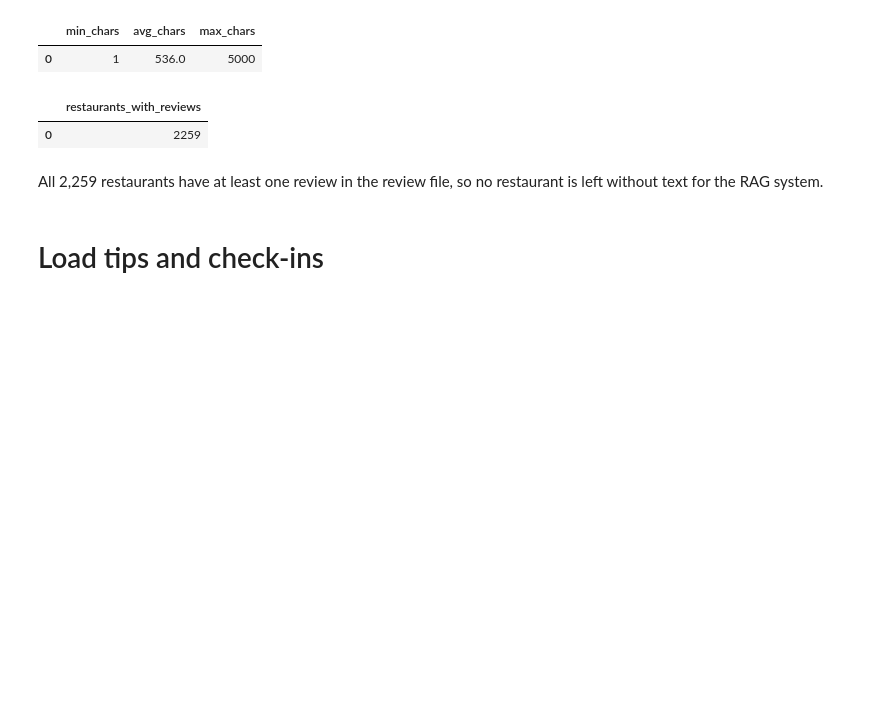
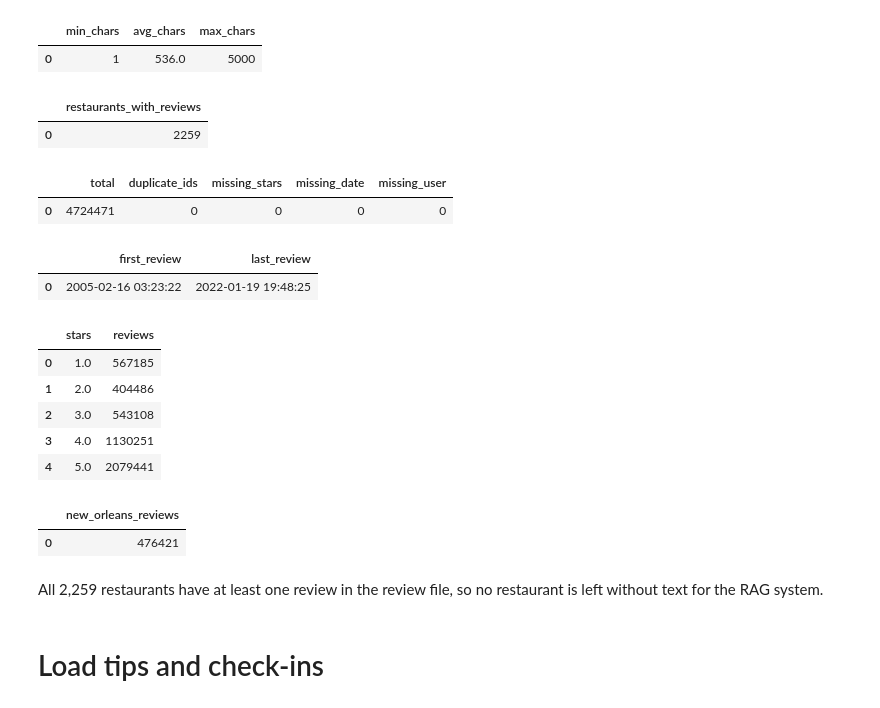
Before and after one commit to NattakanO/yelp-rag-dashboard, a Jupyter notebook: notebooks/02_load_scoped_data.ipynb, the cells around one changed output. Saved outputs shown, nothing was run; the diff lists cells and outputs as text; code cells hidden in the pictures; blank space fills up the shorter version.

```diff
--- a/notebooks/02_load_scoped_data.ipynb
+++ b/notebooks/02_load_scoped_data.ipynb
@@ -97,6 +111,39 @@ WHERE business_id IN (SELECT DISTINCT business_id FROM review_rag)""").df()
 # %% [output]
 |  | restaurants_with_reviews |
 | 0 | 2259 |
+# %%
+con.sql("""
+SELECT COUNT(*) AS total,
+       COUNT(*) - COUNT(DISTINCT review_id) AS duplicate_ids,
+       COUNT(*) - COUNT(stars)              AS missing_stars,
+       COUNT(*) - COUNT(date)               AS missing_date,
+       COUNT(*) - COUNT(user_id)            AS missing_user
+FROM review_stats""").df()
+# %% [output]
+|  | total | duplicate_ids | missing_stars | missing_date | missing_user |
+| 0 | 4724471 | 0 | 0 | 0 | 0 |
+# %%
+con.sql("SELECT MIN(date) AS first_review, MAX(date) AS last_review FROM review_stats").df()
+# %% [output]
+|  | first_review | last_review |
+| 0 | 2005-02-16 03:23:22 | 2022-01-19 19:48:25 |
+# %%
+con.sql("SELECT stars, COUNT(*) AS reviews FROM review_stats GROUP BY stars ORDER BY stars").df()
+# %% [output]
+|  | stars | reviews |
+| 0 | 1.0 | 567185 |
+| 1 | 2.0 | 404486 |
+| 2 | 3.0 | 543108 |
+| 3 | 4.0 | 1130251 |
+| 4 | 5.0 | 2079441 |
+# %%
+con.sql("""
+SELECT COUNT(*) AS new_orleans_reviews
+FROM review_stats
+WHERE business_id IN (SELECT business_id FROM business_rag)""").df()
+# %% [output]
+|  | new_orleans_reviews |
+| 0 | 476421 |
 # %% [markdown]
 All 2,259 restaurants have at least one review in the review file, so no restaurant is left without text for the RAG system.
 # %% [markdown]
```
Also changed, not shown: parts of 5 cells of this notebook.
